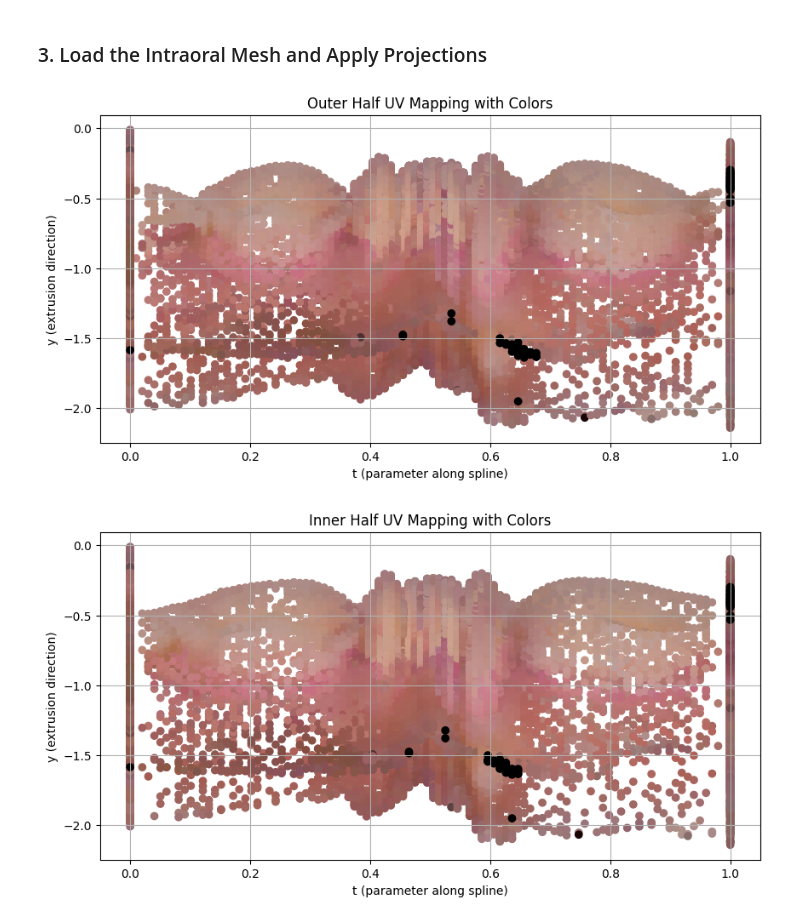
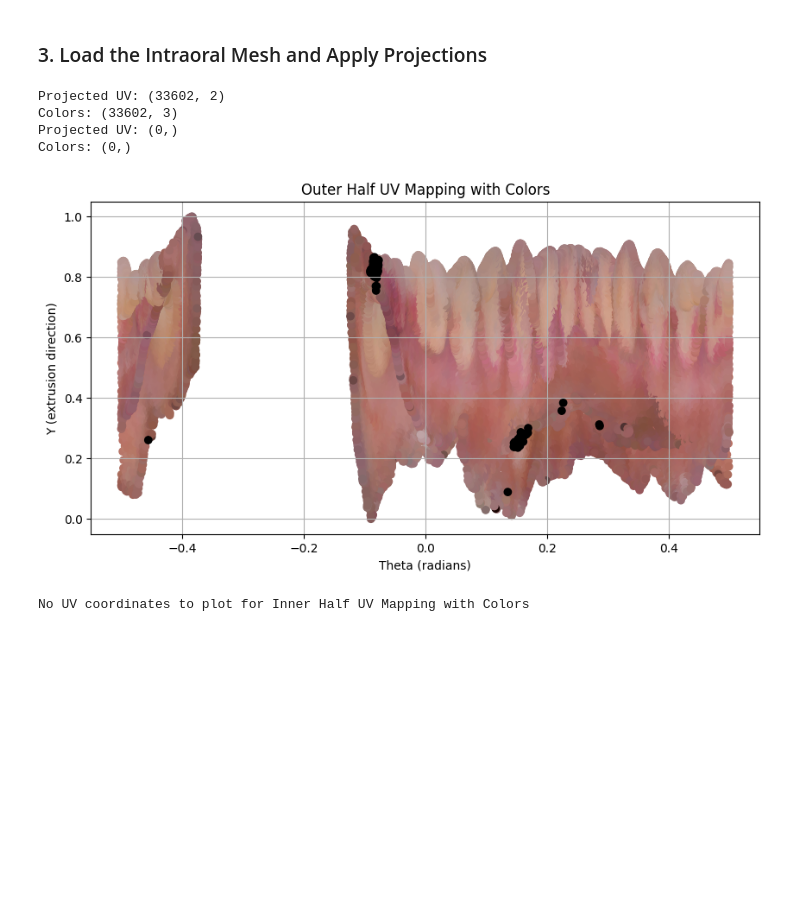
Before and after one commit to SunnyRT/dental_plaque_segmentation, a Jupyter notebook: uvmap_proj.ipynb, the cells around one changed output. Cells and saved outputs as stored; diff of their text form; code cells hidden in the pictures; blank space fills up the shorter version.

Commit message:
Project on to cylinders (extruded from circles)

```diff
--- a/uvmap_proj.ipynb
+++ b/uvmap_proj.ipynb
@@ -29,0 +53,25 @@ curved_plane_inner = extrude_spline_curve(spline_curve_inner, extrusion_length)
+# %%
+# Load the intraoral mesh
+intraoral_mesh = pv.read(r'D:\sunny\Codes\DPS\data\Origin\000101_origin.ply')
+
+# Calculate the radii:
+# the outer radius is the maximum distance from the origin
+# the inner radius is the minimum distance
+distances = np.linalg.norm(intraoral_mesh.points[:, [0, 2]], axis=1)
+outer_radius = np.max(distances)
+inner_radius = np.min(distances)
+n_points = 100
+
+# Calculate the extrusion length
+y_min = np.min(intraoral_mesh.points[:, 1])
+y_max = np.max(intraoral_mesh.points[:, 1])
+extrusion_length_pos = y_max
+extrusion_length_neg = y_min
+print(f'Extrusion length: {extrusion_length_pos} (pos), {extrusion_length_neg} (neg)')
+
+# Create the circles
+circle_outer = create_circle(outer_radius, n_points)
+circle_inner = create_circle(inner_radius, n_points)
+# Extrude the circles to create cylinders
+cylinder_outer = extrude_circle(circle_outer, extrusion_length_pos, extrusion_length_neg)
+cylinder_inner = extrude_circle(circle_inner, extrusion_length_pos, extrusion_length_neg)
@@ -60,25 +117,31 @@ def project_mesh_onto_curve(mesh, curved_plane, t_values, extrusion_length):
 # %% [markdown]
 ### 3. Load the Intraoral Mesh and Apply Projections
 # %%
-# Load the intraoral mesh
-intraoral_mesh = pv.read(r'D:\sunny\Codes\DPS\data\Origin\000101_origin.ply')
-
-# Project the mesh onto the curved planes
-projected_outer_uv, colors_outer = project_mesh_onto_curve(intraoral_mesh, curved_plane_outer, t_values, extrusion_length)
-projected_inner_uv, colors_inner = project_mesh_onto_curve(intraoral_mesh, curved_plane_inner, t_values_inner, extrusion_length)
-
 # Visualize the projections with color information
 def visualize_uv_mapping_with_colors(mesh, uv_coords, colors, title):
+    if uv_coords.size == 0:
+        print(f'No UV coordinates to plot for {title}')
+        return
     plt.figure(figsize=(10, 5))
     plt.scatter(uv_coords[:, 0], uv_coords[:, 1], c=colors, marker='o')
     plt.title(title)
-    plt.xlabel('t (parameter along spline)')
-    plt.ylabel('y (extrusion direction)')
+    plt.xlabel('Theta (radians)')
+    plt.ylabel('Y (extrusion direction)')
     plt.grid(True)
     plt.show()
 
+
+# Project the mesh onto the cylinders
+projected_outer_uv, colors_outer = project_mesh_onto_cylinder(intraoral_mesh, outer_radius, y_min, y_max)
+projected_inner_uv, colors_inner = project_mesh_onto_cylinder(intraoral_mesh, inner_radius, y_min, y_max)
+
+# Visualize the projections with color information
 visualize_uv_mapping_with_colors(intraoral_mesh, projected_outer_uv, colors_outer, 'Outer Half UV Mapping with Colors')
 visualize_uv_mapping_with_colors(intraoral_mesh, projected_inner_uv, colors_inner, 'Inner Half UV Mapping with Colors')
 # %% [output]
+Projected UV: (33602, 2)
+Colors: (33602, 3)
+Projected UV: (0,)
+Colors: (0,)
-[figure, old version]
+[figure, new version]
-[figure, removed]
+No UV coordinates to plot for Inner Half UV Mapping with Colors
```
Also changed, not shown: parts of 13 cells of this notebook.
